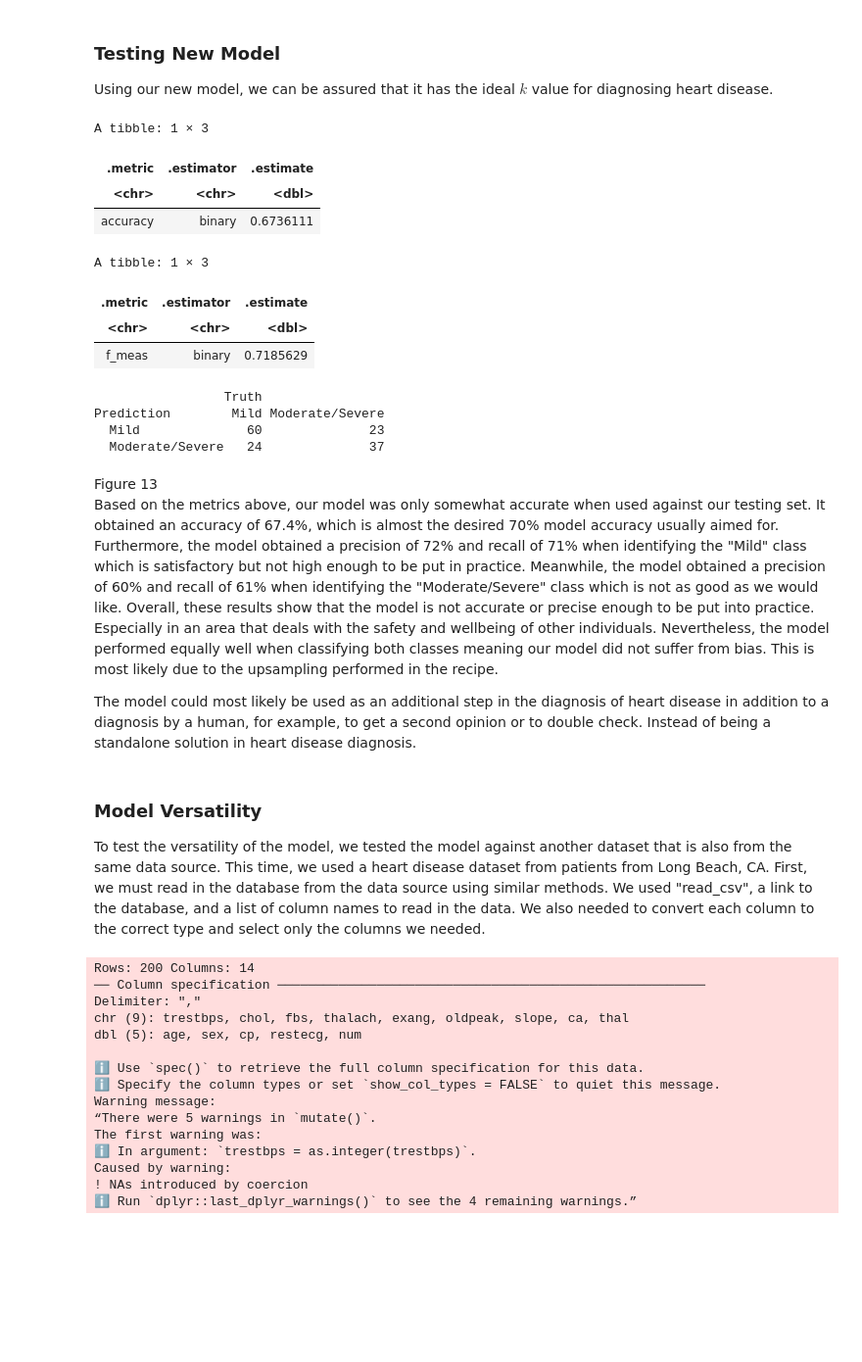
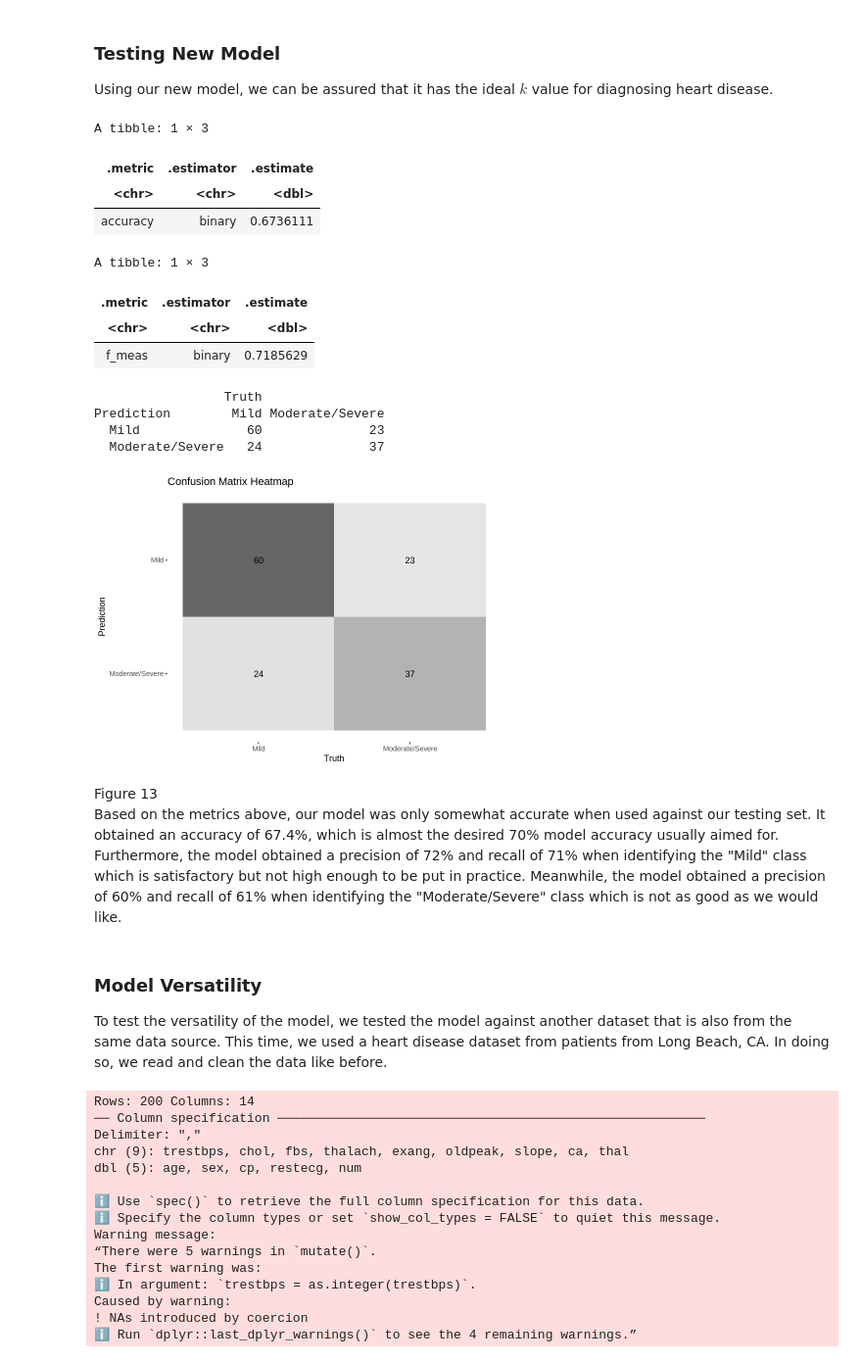
Before and after one commit to clay-arras/DSCI100GroupProject, a Jupyter notebook: DSCI100_Group30_Report.ipynb, the cells around one changed output. Shown at 98% size. Saved outputs shown, nothing was run; the diff lists cells and outputs as text; code cells hidden in the pictures; blank space fills up the shorter version.

```diff
--- a/DSCI100_Group30_Report.ipynb
+++ b/DSCI100_Group30_Report.ipynb
@@ -439,43 +438,43 @@ Using our new model, we can be assured that it has the ideal $k$ value for diagn
 # %%
 set.seed(69)
 
 predictions <- final_workflow |> predict(data_testing) |>
                bind_cols(data_testing)
 
 # predictions
 metrics <- predictions |>
     metrics(truth = stage, estimate = .pred_class) |>
     filter(.metric == "accuracy")
 metrics
 
-f_score <- f_meas(predictions, stage, .pred_class)
-f_score
-
 confusion_matrix <- predictions |>
     conf_mat(truth = stage, estimate = .pred_class)
 
 confusion_matrix
+
+heatmap_testing <- autoplot(confusion_matrix, type="heatmap") +
+    ggtitle("Confusion Matrix Heatmap")
+heatmap_testing
 # %% [output]
 A tibble: 1 × 3
 | .metric | .estimator | .estimate |
 | <chr> | <chr> | <dbl> |
 | accuracy | binary | 0.6736111 |
 A tibble: 1 × 3
 | .metric | .estimator | .estimate |
 | <chr> | <chr> | <dbl> |
 | f_meas | binary | 0.7185629 |
                  Truth
 Prediction        Mild Moderate/Severe
   Mild              60              23
   Moderate/Severe   24              37
+[figure, added]
 # %% [markdown]
 Figure 13\
-Based on the metrics above, our model was only somewhat accurate when used against our testing set. It obtained an accuracy of 67.4%, which is almost the desired 70% model accuracy usually aimed for. Furthermore, the model obtained a precision of 72% and recall of 71% when identifying the "Mild" class which is satisfactory but not high enough to be put in practice. Meanwhile, the model obtained a precision of 60% and recall of 61% when identifying the "Moderate/Severe" class which is not as good as we would like. Overall, these results show that the model is not accurate or precise enough to be put into practice. Especially in an area that deals with the safety and wellbeing of other individuals. Nevertheless, the model performed equally well when classifying both classes meaning our model did not suffer from bias. This is most likely due to the upsampling performed in the recipe.
-
-The model could most likely be used as an additional step in the diagnosis of heart disease in addition to a diagnosis by a human, for example, to get a second opinion or to double check. Instead of being a standalone solution in heart disease diagnosis.
+Based on the metrics above, our model was only somewhat accurate when used against our testing set. It obtained an accuracy of 67.4%, which is almost the desired 70% model accuracy usually aimed for. Furthermore, the model obtained a precision of 72% and recall of 71% when identifying the "Mild" class which is satisfactory but not high enough to be put in practice. Meanwhile, the model obtained a precision of 60% and recall of 61% when identifying the "Moderate/Severe" class which is not as good as we would like.
 # %% [markdown]
 ### Model Versatility
-To test the versatility of the model, we tested the model against another dataset that is also from the same data source. This time, we used a heart disease dataset from patients from Long Beach, CA. First, we must read in the database from the data source using similar methods. We used "read_csv", a link to the database, and a list of column names to read in the data. We also needed to convert each column to the correct type and select only the columns we needed.
+To test the versatility of the model, we tested the model against another dataset that is also from the same data source. This time, we used a heart disease dataset from patients from Long Beach, CA. In doing so, we read and clean the data like before.
 # %%
 long_beach_data <- read_csv("https://archive.ics.uci.edu/ml/machine-learning-databases/heart-disease/processed.va.data",
                           col_names = c("age", "sex", "cp", "trestbps", "chol", "fbs", "restecg", "thalach", "exang", "oldpeak", "slope", "ca", "thal", "num"))
```
Also changed, not shown: parts of 16 cells of this notebook.
